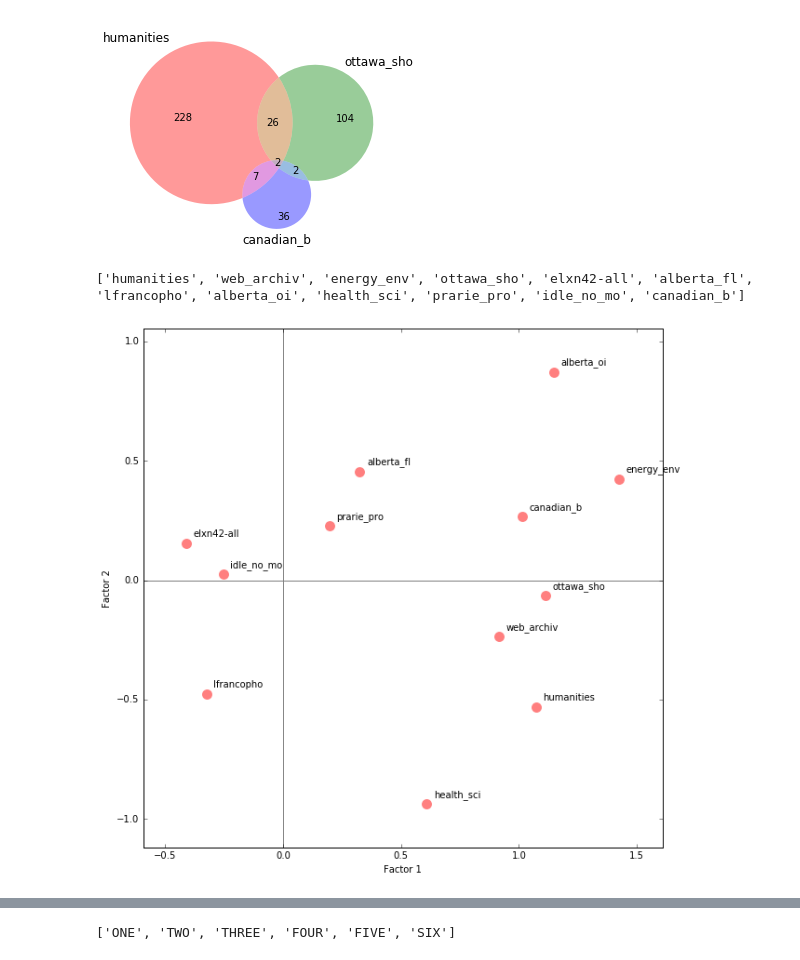
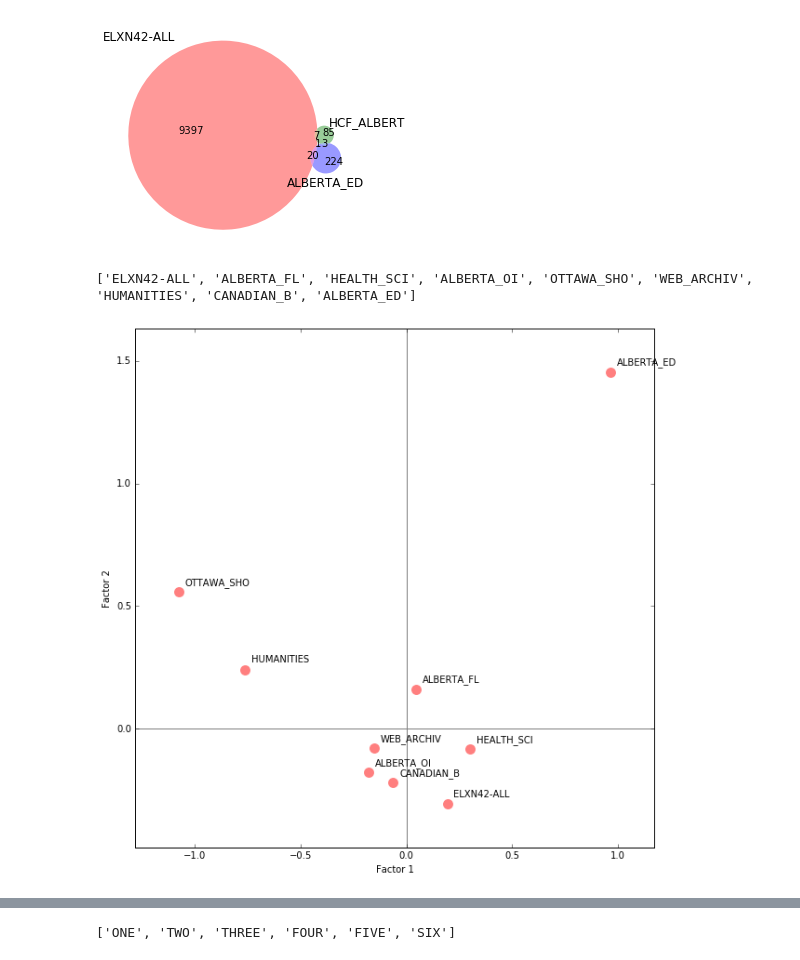
Before and after one commit to web-archive-group/WALK, a Jupyter notebook: Scripts/compare_collection/compare_collections.ipynb, the cells around one changed output, grey strips where cells are left out. Cells and saved outputs as stored; diff of their text form; code cells hidden in the pictures.

```diff
--- a/Scripts/compare_collection/compare_collections.ipynb
+++ b/Scripts/compare_collection/compare_collections.ipynb
@@ -31,7 +31,7 @@ class Compare:
 
     """
 
-    def __init__ (self, collections, names=None, index=[], var=[], REMOVE_SINGLES=True):
+    def __init__ (self, collections, names=[], index=[], var=[], REMOVE_SINGLES=True):
         self.collection_names = names
         self.index = index
         self.collections = collections
@@ -87,11 +87,11 @@ class Compare:
         #if self.var:
         #    e = ({x.split(".")[0]: x.split(".")[1] for x in dd })
         df = pd.DataFrame(d, index=names)
-        self.response = df
         if self.REMOVE_SINGLES:
-            df = df.loc[:,df.sum(0) >1 ]
+            df = df.loc[:, df.sum(0) >1 ]
         #if self.var:
         #    df.loc[:,"SUFFIX"] = pd.Series(e, index=df.index)
+        self.response = df.T
         counts = mca.mca(df)
         data = pd.DataFrame(columns=df.index, index=pd.MultiIndex
                       .from_product([[fs, cos, cont], range(1, 3)]))
@@ -143,4 +143,4 @@ for filename in os.listdir(path):
 
 #Just separate the names and values for now.
 comparit = [x for x in collection_2.values()]
-names = [x for x in collection_2.keys()]
+names = [x.upper() for x in collection_2.keys()]
@@ -169,16 +160,15 @@ var1 = [item for sublist in var1 for item in sublist]
 # What happens with three collections
 compare2 = Compare(comparit, names, [0,5,14])
 # %% [output]
-[figure, old version]
+[figure, new version]
 # %%
 # With more than three collections, the output switches to correspondence analysis.
 # Katherine Faust offers a great overview of the method here:
 # www.socsci.uci.edu/~kfaust/faust/research/articles/articles.htm
-# In this case, collection 2, 3 & 6 have more in common with each other than with the other collections, so
-# would be the best possible consideration for a common social network analysis.
-# Collection 1 may be another consideration.
 
-compare3 = Compare(comparit, names, [i for i, x in enumerate(comparit) if i not in [2,4,11]])
+# In this case, we've eliminated a few items from the analysis.
+
+compare3 = Compare(comparit, names, [i for i, x in enumerate(comparit) if i not in [2,3,4,5,8,11]])
 # %% [output]
-['humanities', 'web_archiv', 'energy_env', 'ottawa_sho', 'elxn42-all', 'alberta_fl', 'lfrancopho', 'alberta_oi', 'health_sci', 'prarie_pro', 'idle_no_mo', 'canadian_b']
+['ELXN42-ALL', 'ALBERTA_FL', 'HEALTH_SCI', 'ALBERTA_OI', 'OTTAWA_SHO', 'WEB_ARCHIV', 'HUMANITIES', 'CANADIAN_B', 'ALBERTA_ED']
-[figure, old version]
+[figure, new version]
```
Also changed, not shown: parts of 8 cells of this notebook.
